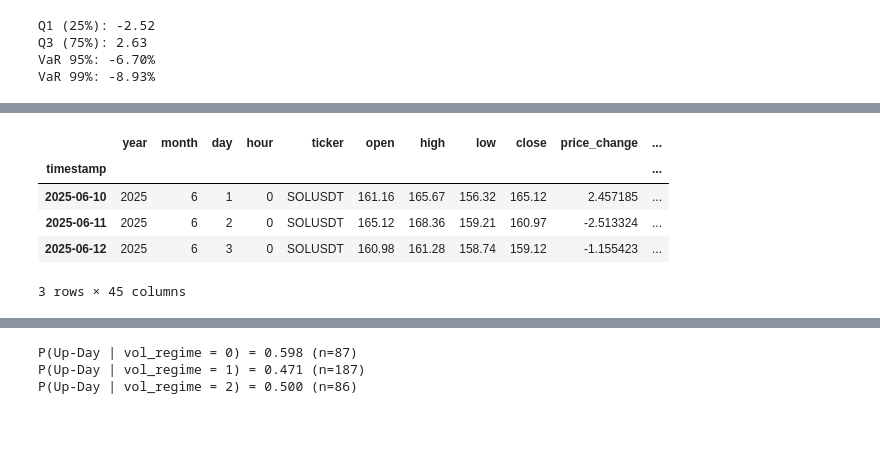
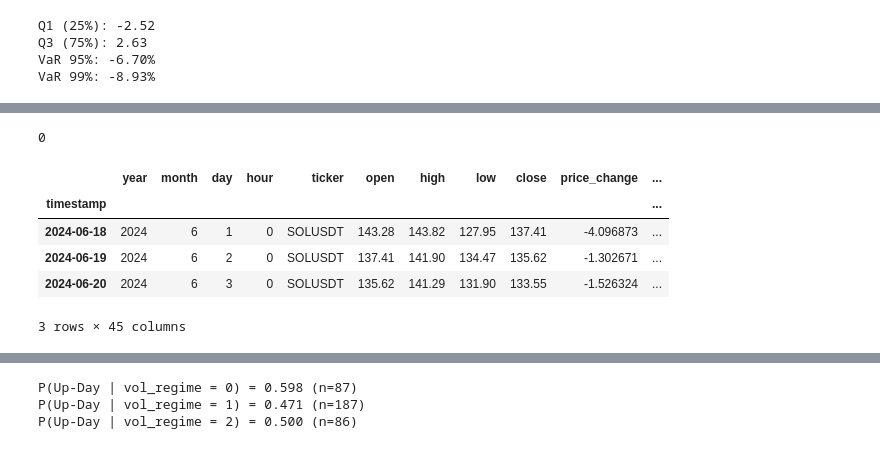
Before and after one commit to pynat/probabilistic_trading_strategies_solana, a Jupyter notebook: quant.ipynb, the cells around one changed output, grey strips where cells are left out. Drawn from its saved outputs; the diff is of its cells as text; code cells hidden in the pictures.

```diff
--- a/quant.ipynb
+++ b/quant.ipynb
@@ -320,11 +363,11 @@ df['vol_regime'] = np.where(df['volatility_7d'] > df['volatility_7d'].rolling(30
                    np.where(df['volatility_7d'] < df['volatility_7d'].rolling(30).quantile(0.25), 0, 1))  # Low/Medium vol
 
 # volatility momentum
-df['vol_momentum'] = df['volatility_7d'] / df['volatility_7d'].rolling(14).mean() - 1
+df['vol_momentum'] = df['volatility_7d'] / df['volatility_7d'].rolling(14).mean().shift(1) - 1
 
 # extreme move detection
-df['extreme_down'] = (df['return'] < df['return'].rolling(252).quantile(0.05)).astype(int)
-df['extreme_up'] = (df['return'] > df['return'].rolling(252).quantile(0.95)).astype(int)
+df['extreme_down'] = (df['return'] < df['return'].rolling(252).quantile(0.05).shift(1)).astype(int)
+df['extreme_up'] = (df['return'] > df['return'].rolling(252).quantile(0.95).shift(1)).astype(int)
 
 # volatility regime transitions
 df['vol_regime_change'] = (df['vol_regime'] != df['vol_regime'].shift(1)).astype(int)
@@ -342,7 +385,8 @@ extreme_events = (df['extreme_down'] | df['extreme_up']).astype(int)
 df['extreme_streak'] = extreme_events.groupby((extreme_events != extreme_events.shift()).cumsum()).cumsum()
 
 # Volume Anomalies (oft vor extremen Bewegungen)
-df['volume_zscore'] = (df['volume'] - df['volume'].rolling(30).mean()) / df['volume'].rolling(30).std()
+df['volume_zscore'] = ((df['volume'] - df['volume'].rolling(30).mean()) /
+                       df['volume'].rolling(30).std()).shift(1)
 df['volume_spike'] = (df['volume_zscore'] > 2).astype(int)
 
 df['trend_alignment'] = ((df['close'] > df['close'].shift(1)) &
@@ -408,0 +481,8 @@ df.drop(columns=['ema9_above_ema21', 'atr'], inplace=True)
+# %%
+print("Option 1: Replace infinity with NaN")
+df = df.replace([np.inf, -np.inf], np.nan)
+
+# Check how many NaN values we have now
+nan_count = df.isnull().sum()
+print("NaN values after infinity replacement:")
+print(nan_count[nan_count > 0])
@@ -409,11 +507,18 @@ df.drop(columns=['ema9_above_ema21', 'atr'], inplace=True)
+# %%
+# using forwardfill
+df = df.ffill()
+df = df.bfill()
+print(df.isnull().sum().sum())
+# %% [output]
+0
 # %%
-df.tail(3)
+df.head(3)
 # %% [output]
 |  | year | month | day | hour | ticker | open | high | low | close | price_change | ... |
 | timestamp |  |  |  |  |  |  |  |  |  |  | ... |
-| 2025-06-10 | 2025 | 6 | 1 | 0 | SOLUSDT | 161.16 | 165.67 | 156.32 | 165.12 | 2.457185 | ... |
-| 2025-06-11 | 2025 | 6 | 2 | 0 | SOLUSDT | 165.12 | 168.36 | 159.21 | 160.97 | -2.513324 | ... |
-| 2025-06-12 | 2025 | 6 | 3 | 0 | SOLUSDT | 160.98 | 161.28 | 158.74 | 159.12 | -1.155423 | ... |
+| 2024-06-18 | 2024 | 6 | 1 | 0 | SOLUSDT | 143.28 | 143.82 | 127.95 | 137.41 | -4.096873 | ... |
+| 2024-06-19 | 2024 | 6 | 2 | 0 | SOLUSDT | 137.41 | 141.90 | 134.47 | 135.62 | -1.302671 | ... |
+| 2024-06-20 | 2024 | 6 | 3 | 0 | SOLUSDT | 135.62 | 141.29 | 131.90 | 133.55 | -1.526324 | ... |
 3 rows × 45 columns
 # %%
 # 1. Simple Correlation Check
```
Also changed, not shown: parts of 21 cells of this notebook.
